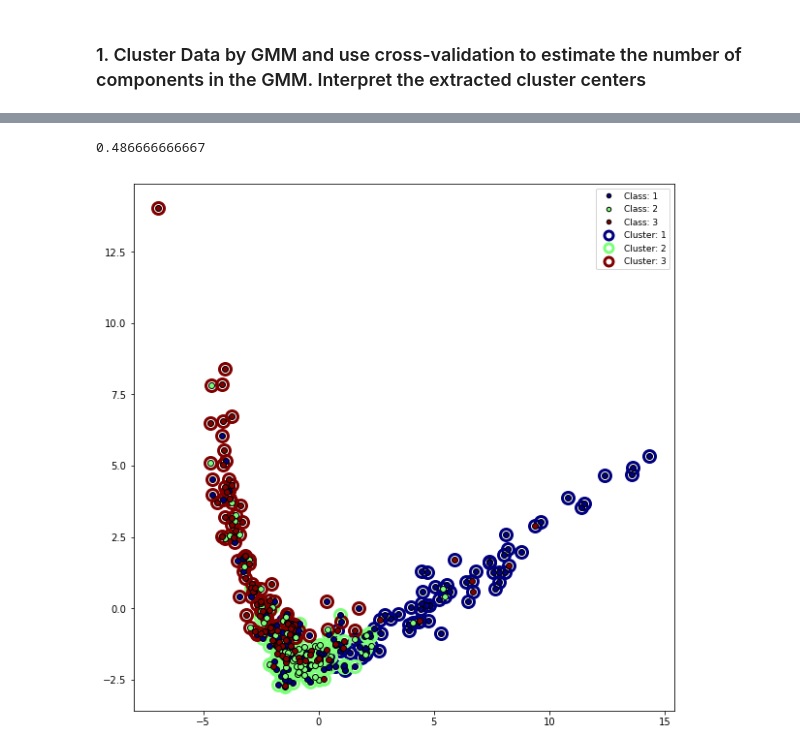
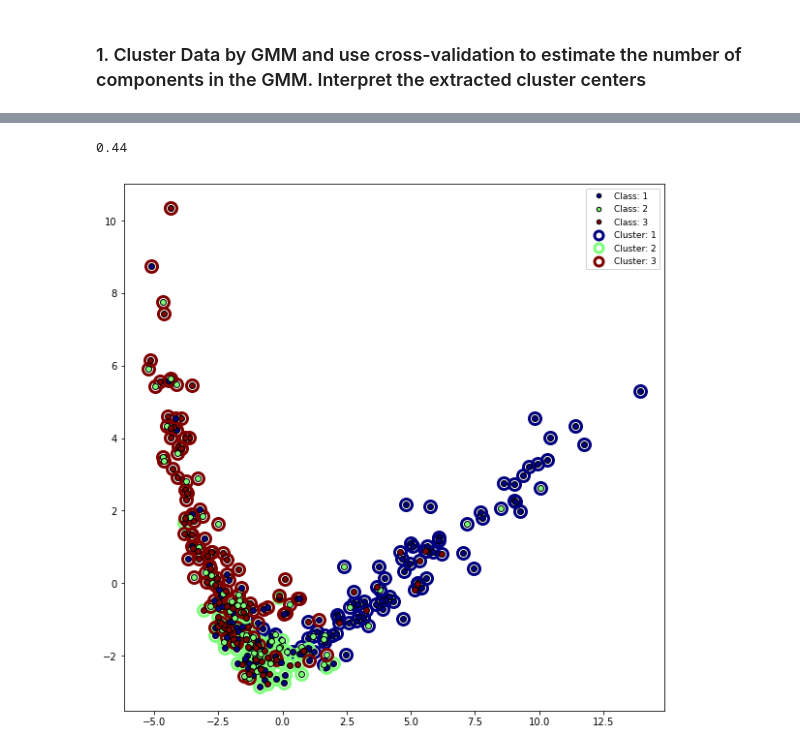
Before and after one commit to ShawnHouCHN/Introduction-to-Machine-Learning-and-Data-Mining-E17, a Jupyter notebook: Project3/Project 3 GMM&Hierarchical Clustering.ipynb, the cells around one changed output, grey strips where cells are left out. Cells and saved outputs as stored; diff of their text form; code cells hidden in the pictures.

```diff
--- a/Project3/Project 3 GMM&Hierarchical Clustering.ipynb
+++ b/Project3/Project 3 GMM&Hierarchical Clustering.ipynb
@@ -321,37 +146,37 @@ from scipy.cluster.hierarchy import linkage, fcluster, dendrogram
 from scipy.spatial.distance import pdist
 
 #X = mat_data['X']
 #y = mat_data['y'].squeeze()
 #attributeNames = [name[0] for name in mat_data['attributeNames'].squeeze()]
 #classNames = [name[0][0] for name in mat_data['classNames']]
 #N, M = X.shape
 #C = len(classNames)
 
 # df_match['home_team_goal'] >  df_match['away_team_goal']
 
 
 # ‘braycurtis’, ‘canberra’, ‘chebyshev’, ‘cityblock’, ‘correlation’, ‘cosine’, ‘dice’,
 #‘euclidean’, ‘hamming’, ‘jaccard’, ‘kulsinski’, ‘mahalanobis’, ‘matching’, ‘minkowski’,
 #‘rogerstanimoto’, ‘russellrao’, ‘seuclidean’, ‘sokalmichener’, ‘sokalsneath’, ‘sqeuclidean’, ‘yule’
 Z = linkage(pdist(X_hierarchical, 'cosine'), method='complete')
 cls = fcluster(Z, criterion='maxclust', t=3)
 figure(1, figsize=(10,10))
 
 
 pca_hierarchical = decomposition.PCA(n_components=2)
-pca.fit(X_hierarchical)
-X_pca = pca.transform(X_hierarchical)
+pca_hierarchical.fit(X_hierarchical)
+X_pca = pca_hierarchical.transform(X_hierarchical)
 
 #plt.scatter(X_pca[:,0], X_pca[:,1])
 
 clusterplot(X_pca, cls.reshape(cls.shape[0],1), y=y_hierarchical)
 
 
 
 print(sum(cls == y_hierarchical) / 300)
 # %% [output]
-0.486666666667
+0.44
-[figure, old version]
+[figure, new version]
 # %%
 match_results_dict = {1: '_', 2: '_____', 3: '___________'}
 
```
Also changed, not shown: parts of 10 cells of this notebook.
